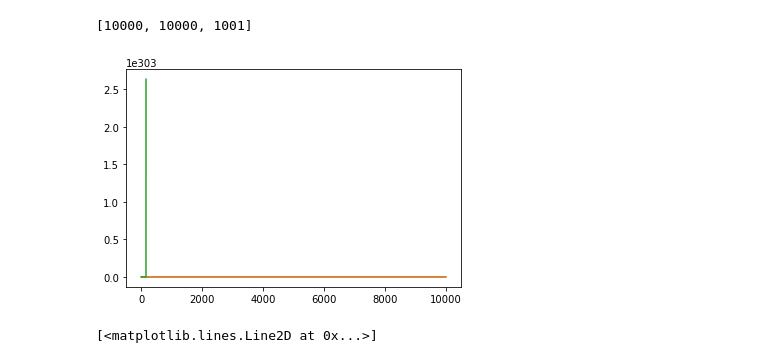
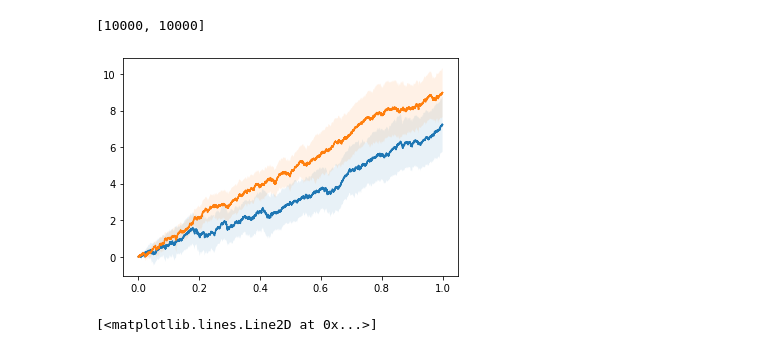
Before and after one commit to matibilkis/cdisc, a Jupyter notebook: analysis/integration_step.ipynb, the cells around one changed output. Drawn from its saved outputs; the diff is of its cells as text; code cells hidden in the pictures.

Commit message:
more analyissi and plot integration dt

```diff
--- a/analysis/integration_step.ipynb
+++ b/analysis/integration_step.ipynb
@@ -37,30 +37,35 @@ def load_gamma(gamma, itraj, what="logliks.npy", flip_params=0, pdt=1,total_time
     l = load_data(exp_path=exp_path, itraj=itraj, total_time=total_time, dt=pdt*1e-5, what=what)
     return l
 # %%
-pdts = [1, 10, 100]#, 1000, 10000]
+pdts = [1, 10]#, 1000, 10000]
 
 ell = {pdt:[] for pdt in pdts}
 lens = []
 mms = []
+dvs = []
 dt = 1e-5
 ts = {}
 total_time=1.
 for pdt in tqdm(pdts):
     ddt = dt*pdt
     ts[pdt] = get_time(total_time, pdt*dt)[0]
-    for i in range(1,2):
+    for i in range(1,10):
         [l0_1,l1_1] = load_gamma(11000., i, pdt=pdt, total_time=1.).T
         ell[pdt].append(l1_1-l0_1)
     mms.append(np.mean(np.stack(ell[pdt]), axis=0))
+    dvs.append(np.std(np.stack(ell[pdt]), axis=0))
-# %%
-[len(mms[k]) for k in range(len(mms))]
-# %% [output]
-[10000, 10000, 1001]
-# %%
-for k, pdt in enumerate(ts.keys()):
-    plt.plot(ts[pdt][:-1],mms[k])
-# %% [output]
-[figure, removed]
+# %%
+[len(mms[k]) for k in range(len(mms))]
+# %% [output]
+[10000, 10000]
+# %%
+ax=plt.subplot(111)
+for k, pdt in enumerate(ts.keys()):
+    tt = np.linspace(0,total_time, len(mms[k]))
+    ax.plot(tt,mms[k])
+    ax.fill_between(tt, mms[k]-dvs[k]/2, mms[k]  + dvs[k]/2, alpha=0.1)
+# %% [output]
+[figure, added]
 # %%
 l1 = []
 l51 = []
```
